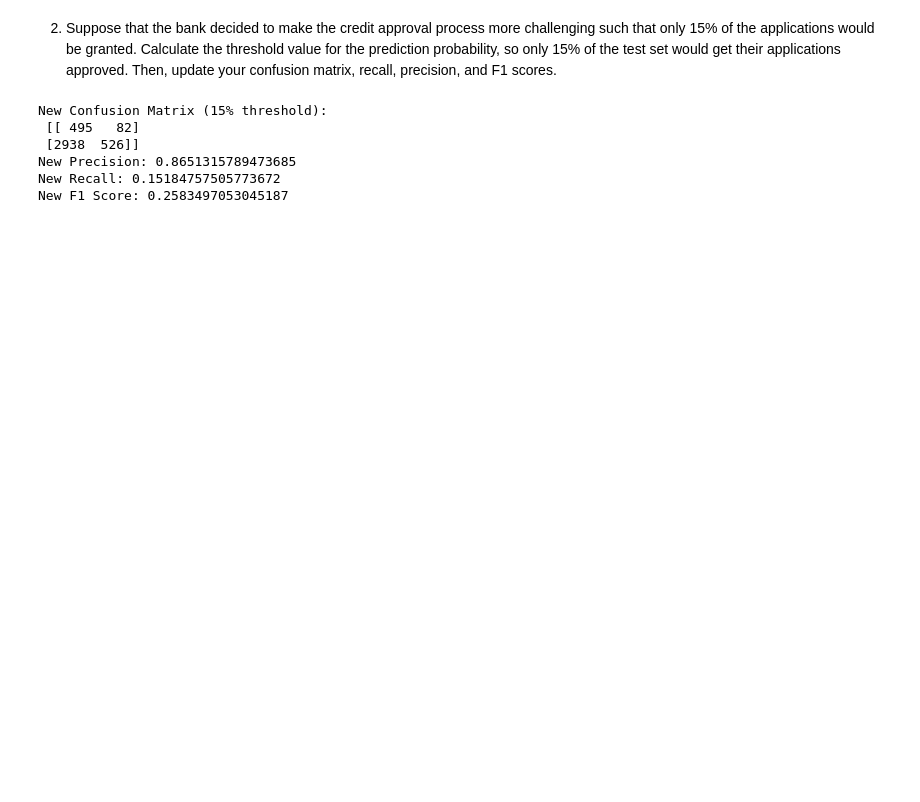
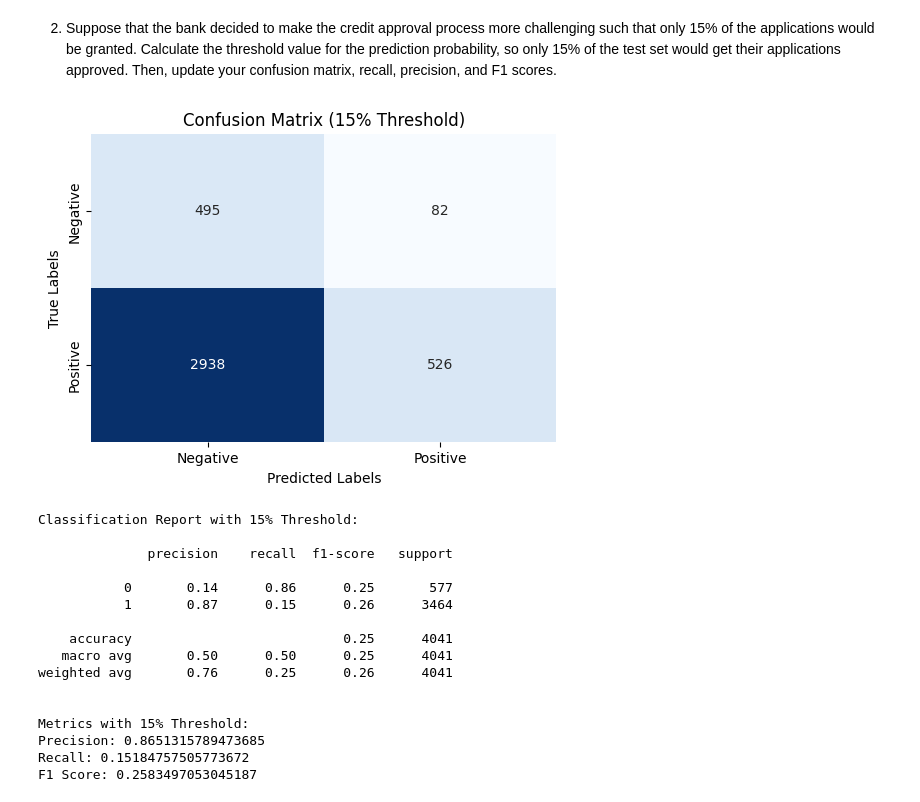
Before and after one commit to mn42899/predictive_modelling, a Jupyter notebook: OMIS_midterm.ipynb, the cells around one changed output. Drawn from its saved outputs; the diff is of its cells as text; code cells hidden in the pictures; blank space fills up the shorter version.

```diff
--- a/OMIS_midterm.ipynb
+++ b/OMIS_midterm.ipynb
@@ -132,30 +234,58 @@ F1 Score: 0.9231179213857429
 2. Suppose that the bank decided to make the credit approval process more challenging such that only 15% of the applications would be granted. Calculate the threshold value for the prediction probability, so only 15% of the test set would get their applications approved. Then, update your confusion matrix, recall, precision, and F1 scores.
 # %%
 import numpy as np
+import matplotlib.pyplot as plt
+import seaborn as sns
+from sklearn.metrics import confusion_matrix, precision_score, recall_score, f1_score, classification_report
 
 # Predict probabilities instead of labels
 y_proba = model.predict_proba(X_test)[:, 1]
 
 # Calculate threshold to classify only 15% as approved
 threshold = np.percentile(y_proba, 85)
 
 # Predict with the new threshold
 y_pred_new = (y_proba >= threshold).astype(int)
 
 # Calculate metrics with the new threshold
 conf_matrix_new = confusion_matrix(y_test, y_pred_new)
 precision_new = precision_score(y_test, y_pred_new)
 recall_new = recall_score(y_test, y_pred_new)
 f1_new = f1_score(y_test, y_pred_new)
 
-print("\nNew Confusion Matrix (15% threshold):\n", conf_matrix_new)
-print("New Precision:", precision_new)
-print("New Recall:", recall_new)
-print("New F1 Score:", f1_new)
+# Display Confusion Matrix using Seaborn
+plt.figure(figsize=(6, 4))
+sns.heatmap(conf_matrix_new, annot=True, fmt="d", cmap="Blues", cbar=False,
+            xticklabels=['Negative', 'Positive'], yticklabels=['Negative', 'Positive'])
+plt.xlabel("Predicted Labels")
+plt.ylabel("True Labels")
+plt.title("Confusion Matrix (15% Threshold)")
+plt.show()
+
+# Display Classification Report
+print("Classification Report with 15% Threshold:\n")
+print(classification_report(y_test, y_pred_new))
+
+# Also store the results in variables if needed
+print("\nMetrics with 15% Threshold:")
+print("Precision:", precision_new)
+print("Recall:", recall_new)
+print("F1 Score:", f1_new)
 # %% [output]
+[figure, added]
-New Confusion Matrix (15% threshold):
- [[ 495   82]
- [2938  526]]
-New Precision: 0.8651315789473685
-New Recall: 0.15184757505773672
-New F1 Score: 0.2583497053045187
+Classification Report with 15% Threshold:
+
+              precision    recall  f1-score   support
+
+           0       0.14      0.86      0.25       577
+           1       0.87      0.15      0.26      3464
+
+    accuracy                           0.25      4041
+   macro avg       0.50      0.50      0.25      4041
+weighted avg       0.76      0.25      0.26      4041
+
+
+Metrics with 15% Threshold:
+Precision: 0.8651315789473685
+Recall: 0.15184757505773672
+F1 Score: 0.2583497053045187
```
Also changed, not shown: parts of 6 cells of this notebook, 1 other file.
